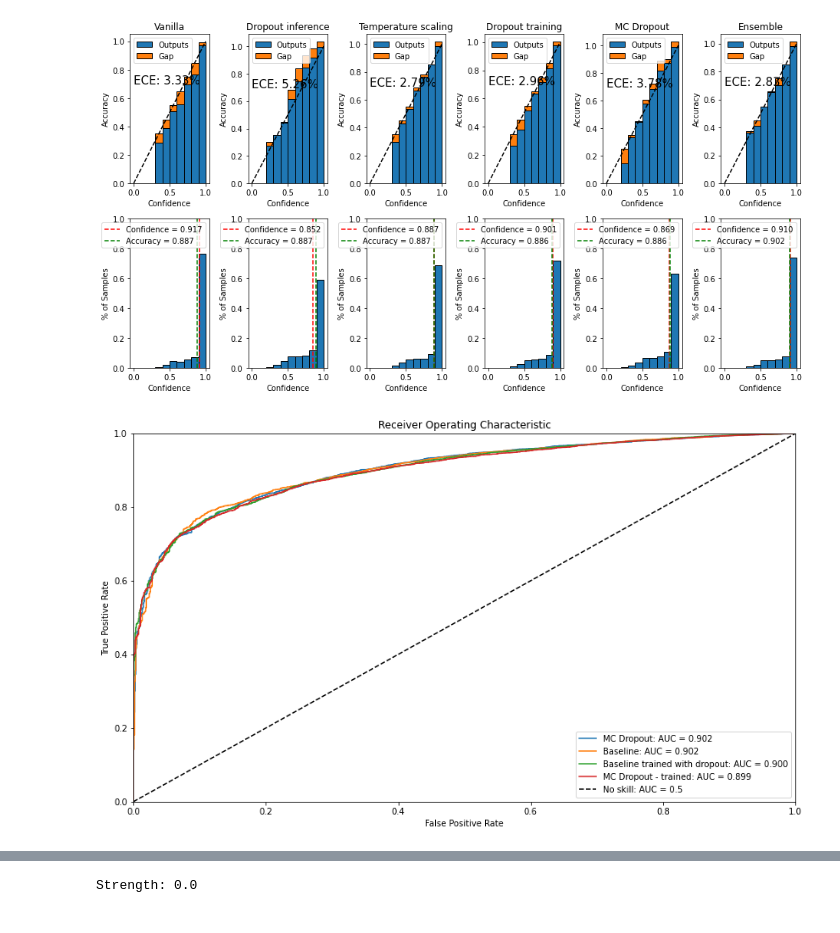
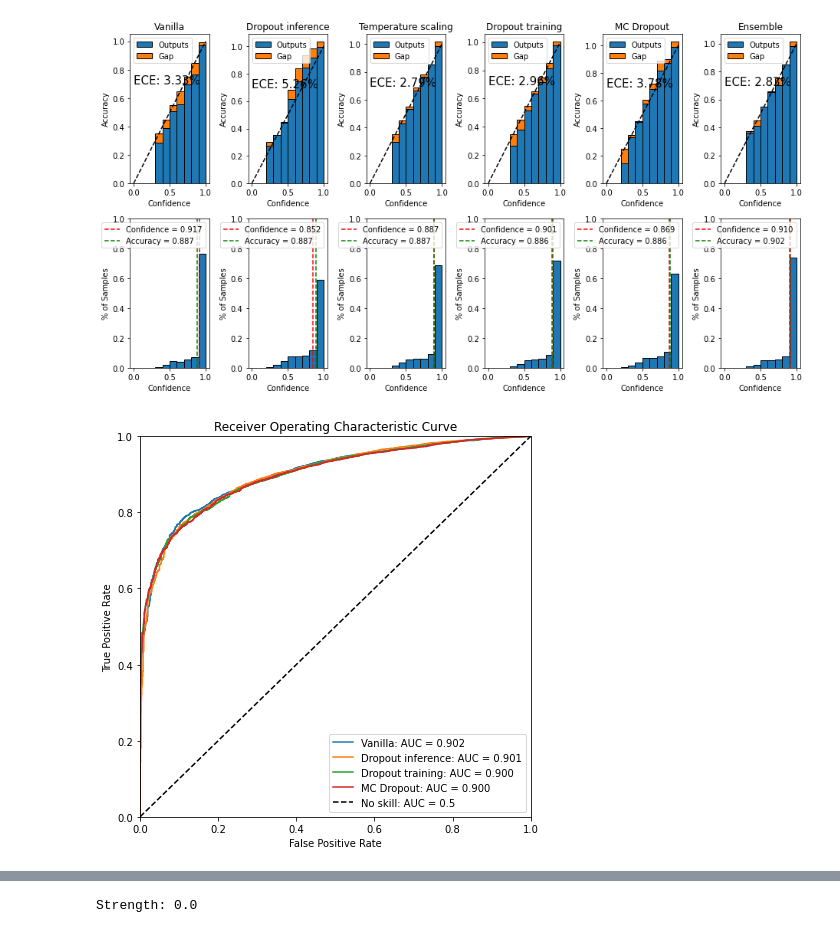
Before and after one commit to vlasakjiri/uncertainty-estimations, a Jupyter notebook: classification-fmnist.ipynb, the cells around one changed output, grey strips where cells are left out. Cells and saved outputs as stored; diff of their text form; code cells hidden in the pictures.

Commit message:
Added roc and pr curve examples

```diff
--- a/classification-fmnist.ipynb
+++ b/classification-fmnist.ipynb
@@ -257,38 +260,38 @@ utils.visualisations.calibration_graph([
 # %%
 curves = []
 
-
+correct = progress_model.predictions == progress_model.labels
+max_probs = progress_model.max_probs
+curves.append(utils.metrics.compute_model_stats(correct, max_probs, "Vanilla"))
 
 correct = progress_model.dropout_predictions == progress_model.labels
 max_probs = progress_model.dropout_outputs.max(axis=-1)
-curves.append(utils.metrics.compute_model_stats(correct, max_probs, "MC Dropout"))
+curves.append(utils.metrics.compute_model_stats(correct, max_probs, "Dropout inference"))
 
-correct = progress_model.predictions == progress_model.labels
-max_probs = progress_model.max_probs
-curves.append(utils.metrics.compute_model_stats(correct, max_probs, "Baseline"))
+
 
 correct = progress_model_dropout.predictions == progress_model.labels
 max_probs = progress_model_dropout.max_probs
-curves.append(utils.metrics.compute_model_stats(correct, max_probs, "Baseline trained with dropout"))
+curves.append(utils.metrics.compute_model_stats(correct, max_probs, "Dropout training"))
 
 correct = progress_model_dropout.dropout_predictions == progress_model.labels
 max_probs = progress_model_dropout.dropout_outputs.max(axis=-1)
-curves.append(utils.metrics.compute_model_stats(correct, max_probs, "MC Dropout - trained"))
+curves.append(utils.metrics.compute_model_stats(correct, max_probs, "MC Dropout"))
 
 
 
 
-plt.figure(figsize=(14,8))
-plt.title('Receiver Operating Characteristic')
+plt.figure(figsize=(7,7))
+plt.title('Receiver Operating Characteristic Curve')
 for curve in curves:
     plt.plot(curve["fpr"], curve["tpr"], label = f"{curve['label']}: AUC = {curve['auroc']:.3f}" )
 plt.plot([0, 1], [0, 1],'k--', label=f"No skill: AUC = 0.5")
 plt.xlim([0, 1])
 plt.ylim([0, 1])
 plt.legend()
 
 plt.ylabel('True Positive Rate')
 plt.xlabel('False Positive Rate')
-plt.show()
+plt.savefig("figures/roc-example.pdf")
 # %% [output]
-[figure, old version]
+[figure, new version]
```
Also changed, not shown: parts of 4 cells of this notebook, 5 other files.
